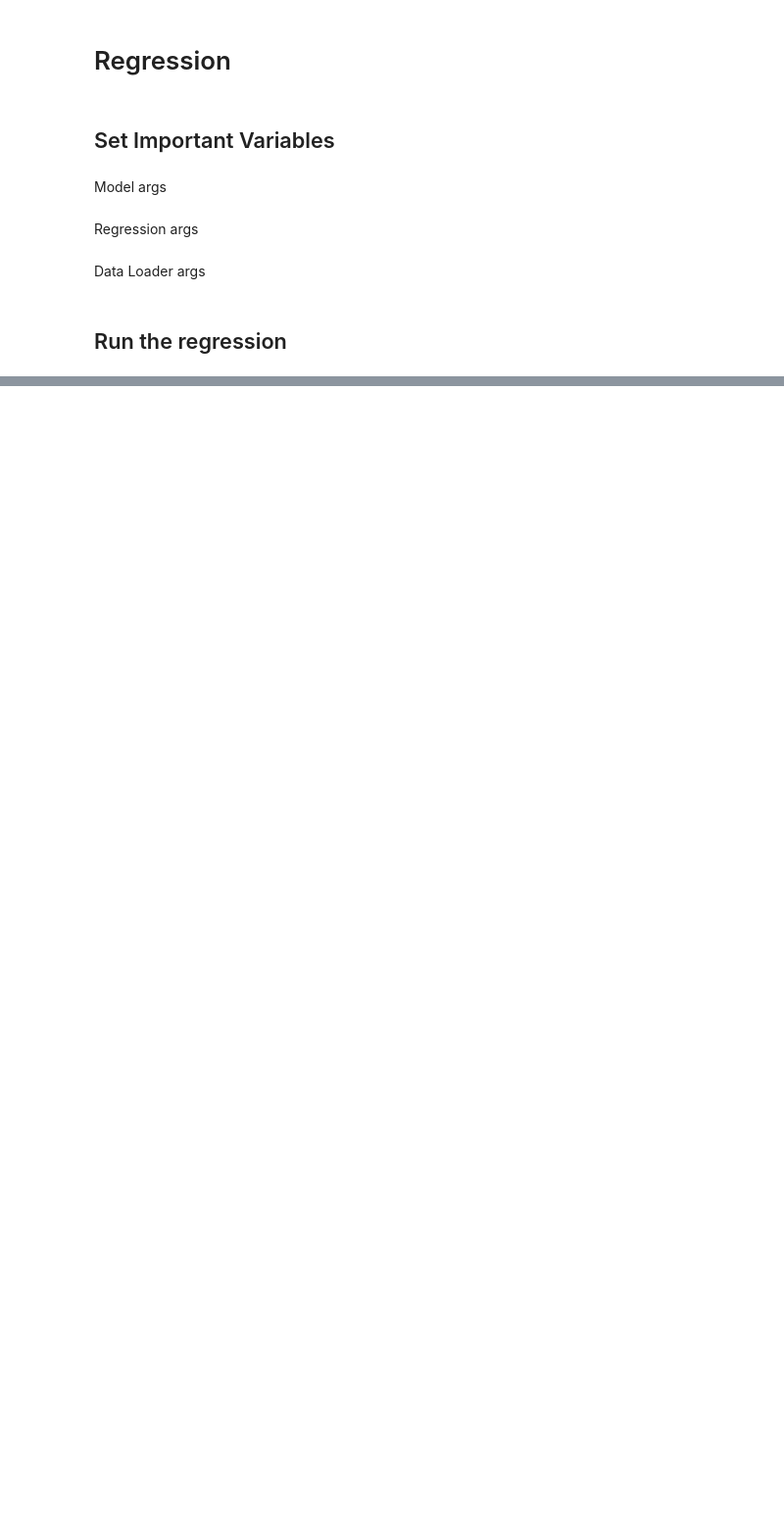
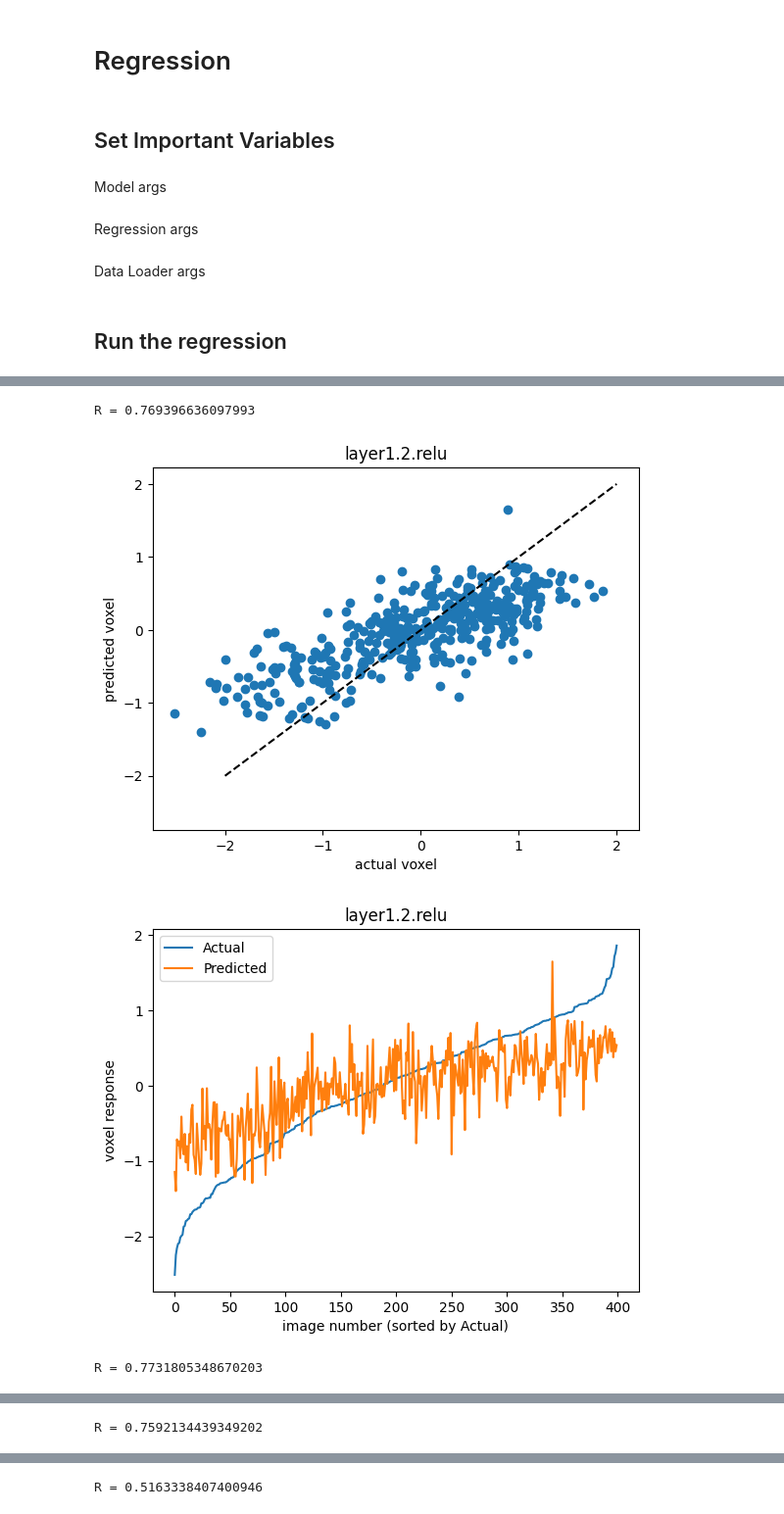
Before and after one commit to aalargen/SNAP, a Jupyter notebook: sanity_checks.ipynb, the cells around one changed output, grey strips where cells are left out. Shown at 98% size. Saved outputs shown, nothing was run; the diff lists cells and outputs as text; code cells hidden in the pictures; blank space fills up the shorter version.

Commit message:
regression updates

```diff
--- a/sanity_checks.ipynb
+++ b/sanity_checks.ipynb
@@ -30,7 +35,8 @@ trained = True
 # %% [markdown]
 Regression args
 # %%
-reg = np.logspace(-14, 6, 27).tolist() # alpha(s) to search through in ridge regression
+reg = np.logspace(-15, 10, 26).tolist() # alpha(s) to search through in ridge regression
+# reg = [259.51140079, 194.63355059]
 num_trials = 1 # number of regresssions to run (they're averaged afterwards)
 # %% [markdown]
 Data Loader args
@@ -47,15 +53,16 @@ small_nsd_path = '/mnt/ceph/users/alargen/small_nsd/'
 # %% [markdown]
 ## Run the regression
 # %%
-def run_regression(model_name, data_loader_neural, images, labels, pooling):
+def run_regression(model_name, data_loader_neural, images, labels, pooling, layers=None):
     # Get the model
     model_kwargs = {'name': model_name,
                     'pretrained': trained,
                     'device': device}
-    model, layers, identifier = models.get_model(**model_kwargs)
+    model, all_layers, identifier = models.get_model(**model_kwargs)
+    if layers is None:
+        layers = all_layers
     model_wrapped = TorchWrapper(model,
-                                layers=[],
-                                # layers=layers,
+                                layers=layers,
                                 identifier=identifier,
                                 activation_pooling=pooling)
 
@@ -72,7 +79,7 @@ def run_regression(model_name, data_loader_neural, images, labels, pooling):
 
     # Extract the activations of the layers passed above
     # using data_loader (only uses the inputs)
-    exp.get_activations(data_loader_neural)
+    activations = exp.get_activations(data_loader_neural)
 
     # Compute metrics
     metric_kwargs = {'debug': False,
@@ -82,4 +89,4 @@ def run_regression(model_name, data_loader_neural, images, labels, pooling):
     exp_metrics = exp.compute_metrics(images=images,
                                         labels=labels,
                                         **metric_kwargs)
-    return exp_metrics
+    return exp_metrics, activations
@@ -88,14 +97,13 @@ for region in regionNames:
     # make the data loader
     data_loader_neural, images, labels = get_neural_data(region=region,
                                             loader_kwargs=loader_kwargs,
-                                            data_path=small_nsd_path, num_samples=num_samples)
+                                            data_path=small_nsd_path, num_samples=num_samples,
+                                            shuffle_images=True)
 
     for model_name in modelNames:
         print(f'\n\n\nAnalyzing {model_name}')
         for pooling in activation_pooling:
-           exp_metrics = run_regression(model_name, data_loader_neural,
+           exp_metrics_shuffled, activations_shuffled = run_regression(model_name, data_loader_neural,
                                         images, labels, pooling)
-
-           # data visualization or some method of collecting the relevant data should go here
 # %% [output]
 Shape of images: torch.Size([1000, 3, 224, 224])
@@ -135,0 +132,14 @@ exp_metrics['regression_metric']['uncent']['image_layer']['responses']['gen_errs
+# %%
+layers = ['layer1.2.relu', 'layer2.2.relu', 'layer3.2.relu', 'layer4.2.relu']
+for region in regionNames:
+    # make the data loader
+    data_loader_neural, images, labels = get_neural_data(region=region,
+                                            loader_kwargs=loader_kwargs,
+                                            data_path=small_nsd_path, num_samples=num_samples,
+                                            num_voxels=1)
+
+    for model_name in modelNames:
+        print(f'\n\n\nAnalyzing {model_name}')
+        for pooling in activation_pooling:
+           exp_metrics, activations = run_regression(model_name, data_loader_neural,
+                                        images, labels, pooling, layers=layers)
@@ -135,0 +232,10 @@ exp_metrics['regression_metric']['uncent']['image_layer']['responses']['gen_errs
+# %%
+for layer in layers:
+    pval = 600
+    pval_idx = 0
+    single_voxel_analysis(layer, pval, pval_idx, exp_metrics, activations)
+# %% [output]
+R = 0.769396636097993
+[figure, added]
+[figure, added]
+R = 0.7731805348670203
@@ -135,0 +244 @@ exp_metrics['regression_metric']['uncent']['image_layer']['responses']['gen_errs
+R = 0.7592134439349202
@@ -135,0 +247 @@ exp_metrics['regression_metric']['uncent']['image_layer']['responses']['gen_errs
+R = 0.5163338407400946
```
Also changed, not shown: parts of 22 cells of this notebook, 4 other files.
